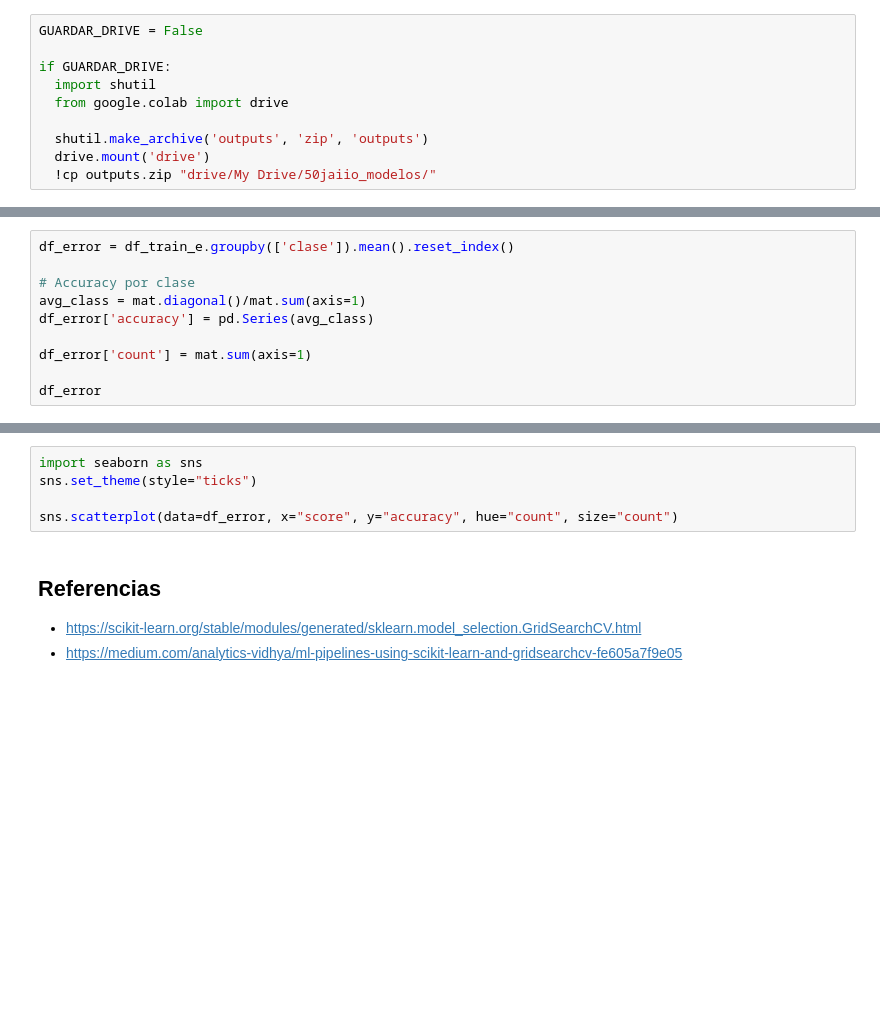
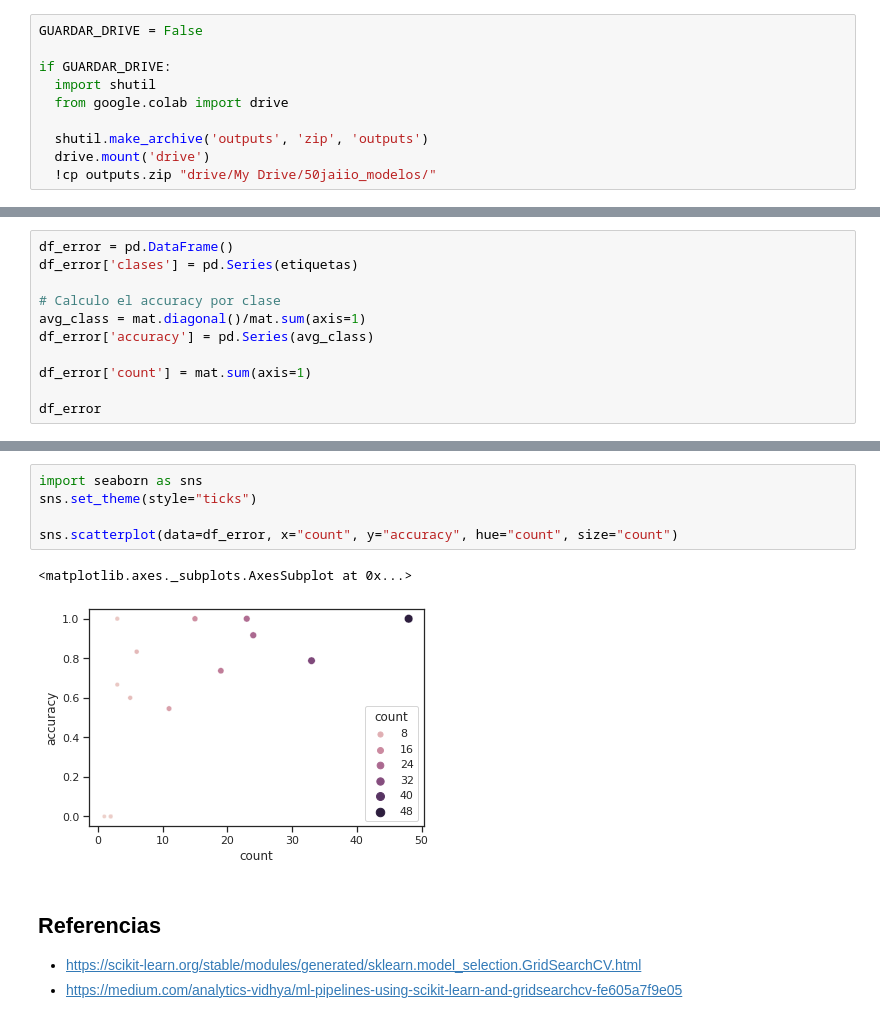
Before and after one commit to jumafernandez/clasificacion_correos, a Jupyter notebook: notebooks/jaiio/03-modelos/07-bis-etiquetado_manual+beto.ipynb, the cells around one changed output, grey strips where cells are left out. Cells and saved outputs as stored; diff of their text form; blank space fills up the shorter version.

```diff
--- a/notebooks/jaiio/03-modelos/07-bis-etiquetado_manual+beto.ipynb
+++ b/notebooks/jaiio/03-modelos/07-bis-etiquetado_manual+beto.ipynb
@@ -250,7 +271,8 @@ Genero un dataframe con los scores promedios por clase, el accuracy por clase y
 # %%
-df_error = df_train_e.groupby(['clase']).mean().reset_index()
+df_error = pd.DataFrame()
+df_error['clases'] = pd.Series(etiquetas)
 
-# Accuracy por clase
+# Calculo el accuracy por clase
 avg_class = mat.diagonal()/mat.sum(axis=1)
 df_error['accuracy'] = pd.Series(avg_class)
 
@@ -262,8 +300,11 @@ NameError: ignored
 # %%
 import seaborn as sns
 sns.set_theme(style="ticks")
 
-sns.scatterplot(data=df_error, x="score", y="accuracy", hue="count", size="count")
+sns.scatterplot(data=df_error, x="count", y="accuracy", hue="count", size="count")
+# %% [output]
+<matplotlib.axes._subplots.AxesSubplot at 0x...>
+[figure, added]
 # %% [markdown]
 ## Referencias
 - https://scikit-learn.org/stable/modules/generated/sklearn.model_selection.GridSearchCV.html
```
Also changed, not shown: parts of 13 cells of this notebook.
